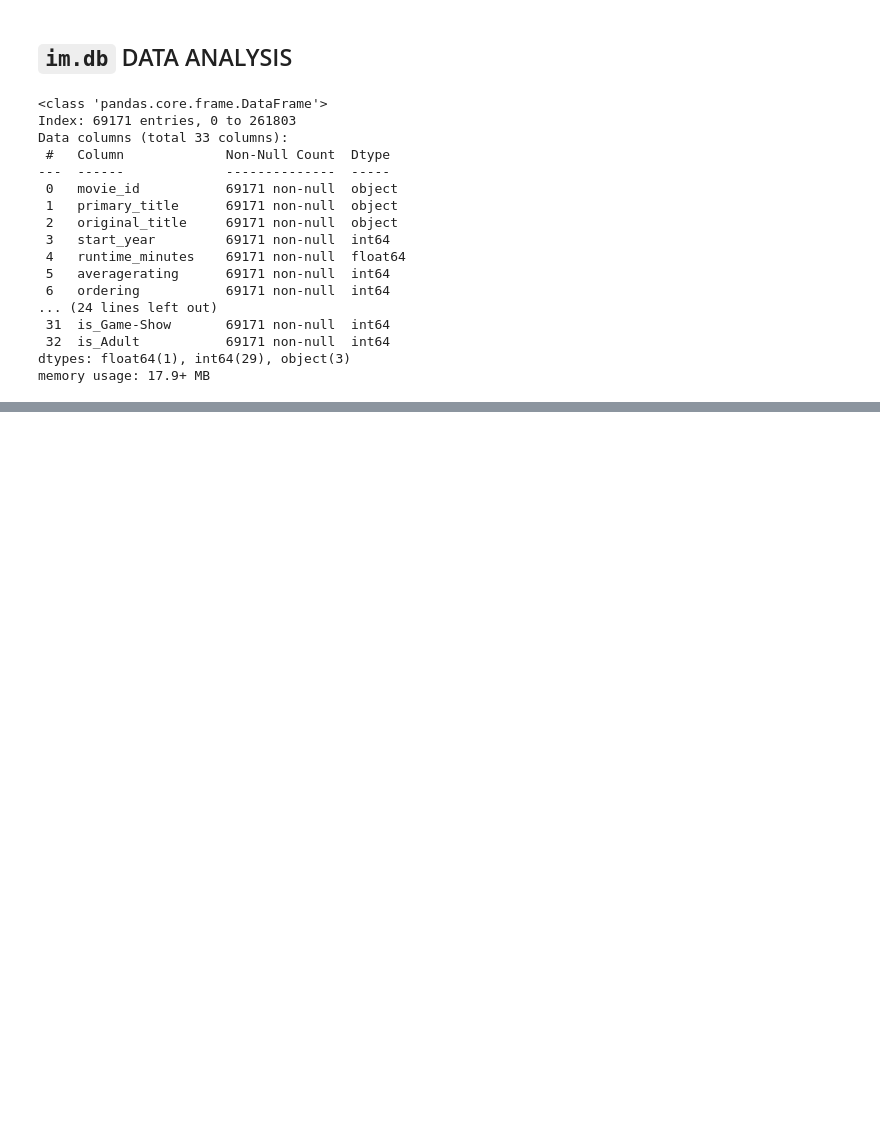
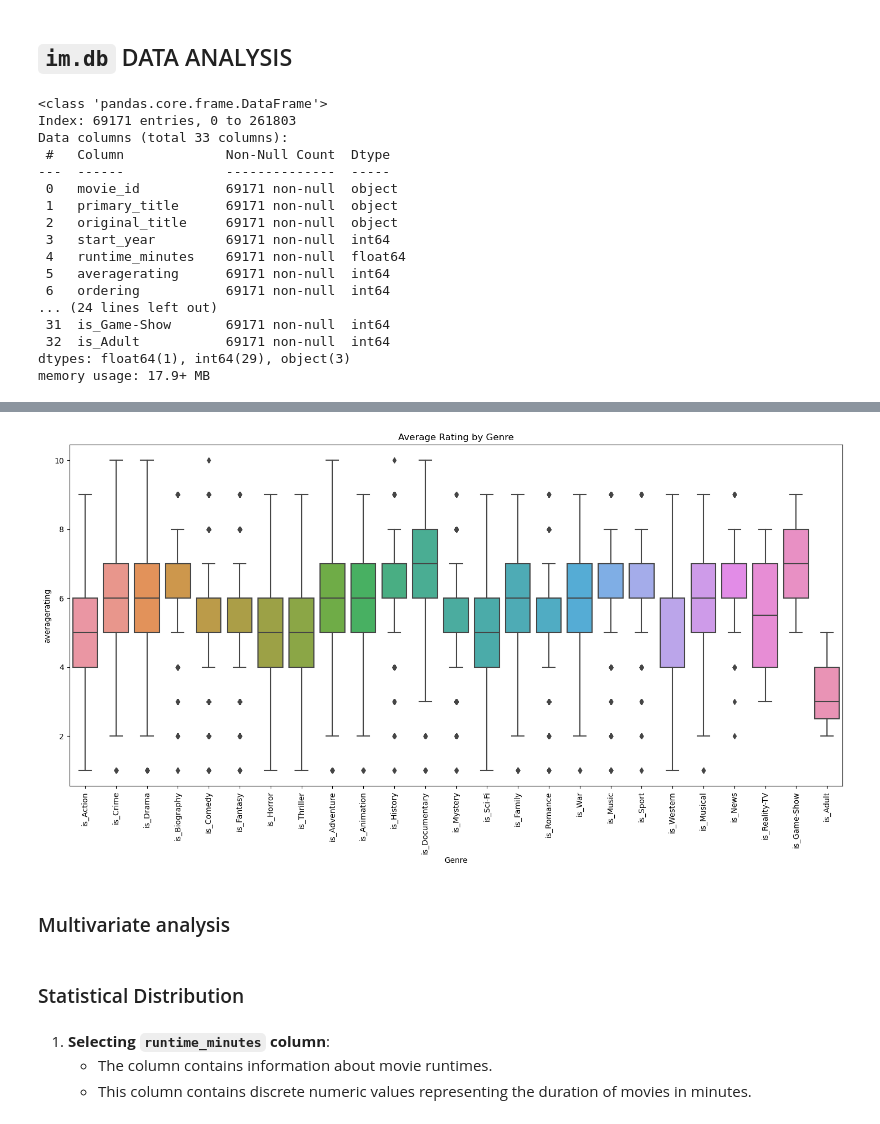
Before and after one commit to Gladwellchebelyon/GROUP7_BOX_OFFICE_MOVIES_ANALYSIS, a Jupyter notebook: isaac.ipynb, the cells around one changed output, grey strips where cells are left out. Saved outputs shown, nothing was run; the diff lists cells and outputs as text; code cells hidden in the pictures; blank space fills up the shorter version.

```diff
--- a/isaac.ipynb
+++ b/isaac.ipynb
@@ -594,0 +521,36 @@ Intercept: 5.5584312531908315
+# %%
+import pandas as pd
+import matplotlib.pyplot as plt
+import seaborn as sns
+
+# Input data
+data = imdf
+
+# List of genre columns
+genre_columns = [
+    'is_Action', 'is_Crime', 'is_Drama', 'is_Biography', 'is_Comedy',
+    'is_Fantasy', 'is_Horror', 'is_Thriller', 'is_Adventure',
+    'is_Animation', 'is_History', 'is_Documentary', 'is_Mystery',
+    'is_Sci-Fi', 'is_Family', 'is_Romance', 'is_War', 'is_Music',
+    'is_Sport', 'is_Western', 'is_Musical', 'is_News', 'is_Reality-TV',
+    'is_Game-Show', 'is_Adult'
+]
+
+# Melt the DataFrame to long format for seaborn
+data_melted = data.melt(id_vars=['averagerating'], value_vars=genre_columns, var_name='Genre', value_name='Is_Genre')
+
+# # Filter out rows where Is_Genre is 0
+data_melted = data_melted[data_melted['Is_Genre'] == 1]
+
+# Plot the average ratings for each genre
+plt.figure(figsize=(18, 8))
+sns.boxplot(x='Genre', y='averagerating', data=data_melted)
+plt.xticks(rotation=90)
+plt.title('Average Rating by Genre')
+plt.show()
+# %% [output]
+[figure, added]
+# %% [markdown]
+### Multivariate analysis
+# %% [markdown]
+### Statistical Distribution
@@ -594,0 +562,4 @@ Intercept: 5.5584312531908315
+# %% [markdown]
+1. **Selecting `runtime_minutes` column**:
+   - The column contains information about movie runtimes.
+   - This column contains discrete numeric values representing the duration of movies in minutes.
```
Also changed, not shown: parts of 77 cells of this notebook.
